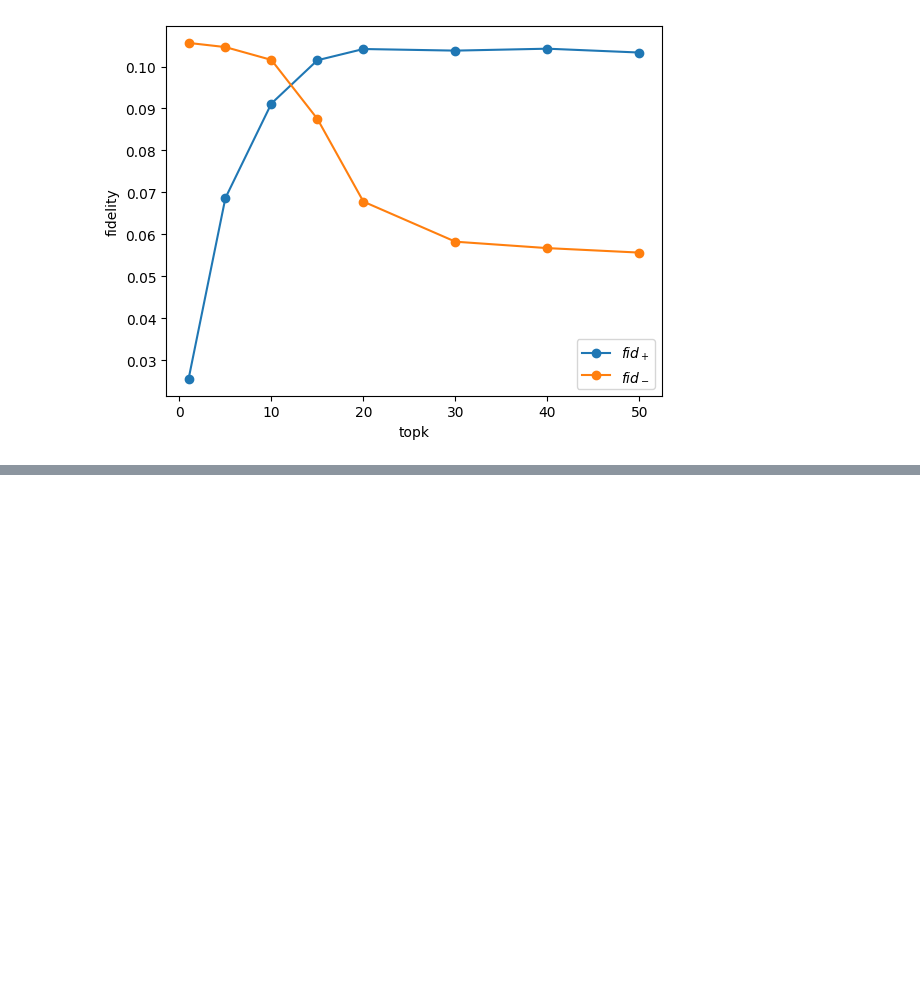
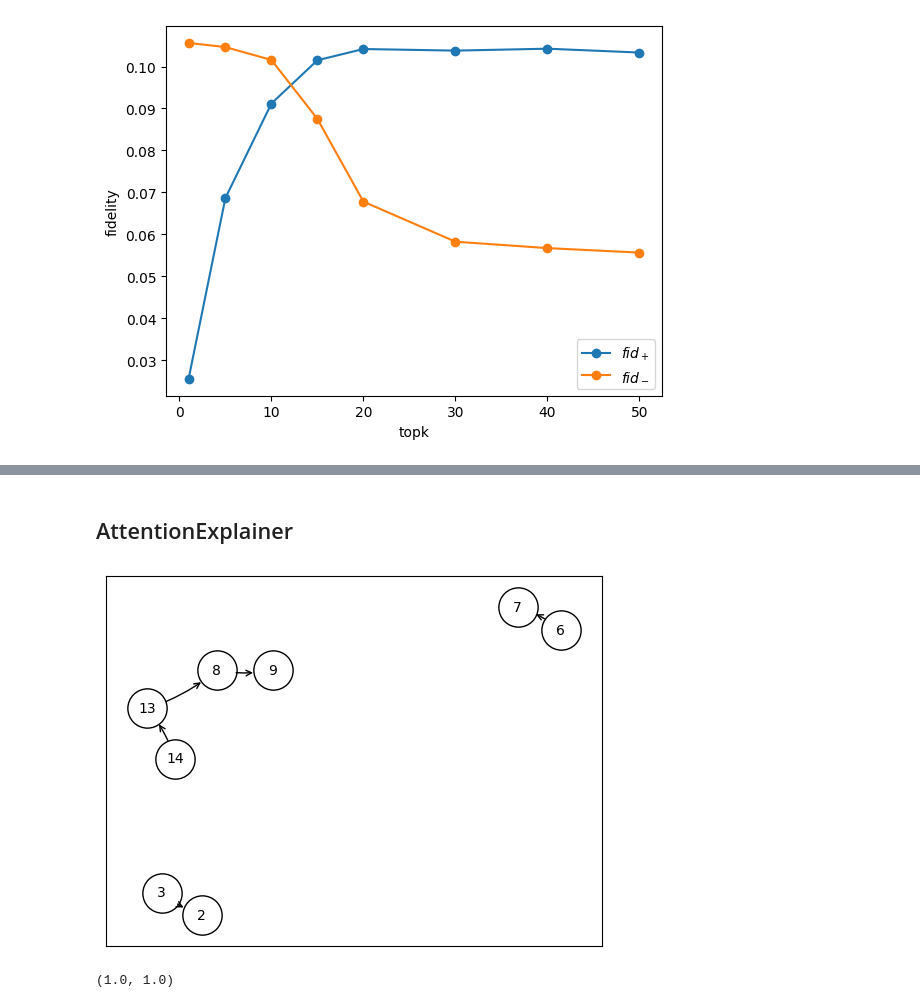
Before and after one commit to ShaswataRoy/xAI_Drug, a Jupyter notebook: Max/PGExplainer.ipynb, the cells around one changed output, grey strips where cells are left out. Cells and saved outputs as stored; diff of their text form; code cells hidden in the pictures; blank space fills up the shorter version.

```diff
--- a/Max/PGExplainer.ipynb
+++ b/Max/PGExplainer.ipynb
@@ -234,0 +424,11 @@ plt.legend()
+# %%
+from models import simpleGAT
+
+do = 0.4
+num_layer = 4
+num_hidden = 64
+
+model = simpleGAT(in_channels=ds[0].x.size(1), dim_h=num_hidden, out_channels=ds[0].y.size(0), num_layers=num_layer, heads=4, dropout=do)
+state_dict = torch.load(os.path.join(root_dir, "models/final/GAT_best.pth"))['net']
+model.load_state_dict(state_dict)
+model.to(device)
@@ -234,0 +585,23 @@ plt.legend()
+# %% [markdown]
+## AttentionExplainer
+# %%
+attention_explainer = Explainer(
+    model=model,
+    # AttentionExplainer takes an optional reduce parameter. The reduce parameter
+    # allows you to set how you want to aggregate attention coefficients over layers
+    # and heads. The explainer will then aggregate these values using this
+    # given method to determine the edge_mask (we use the default 'max' here).
+    algorithm=AttentionExplainer(),
+    explanation_type='model',
+    # Like PGExplainer, AttentionExplainer also does not support node_mask_type
+    edge_mask_type='object',
+    model_config=dict(mode='binary_classification', task_level='graph', return_type='raw'),
+    threshold_config=dict(threshold_type='topk', value=5)
+)
+
+attention_explanation = attention_explainer(ds[0].x, ds[0].edge_index)
+attention_explanation.visualize_graph()
+print(fidelity(attention_explainer, attention_explanation))
+# %% [output]
+[figure, added]
+(1.0, 1.0)
```
Also changed, not shown: parts of 45 cells of this notebook, 5 other files.
